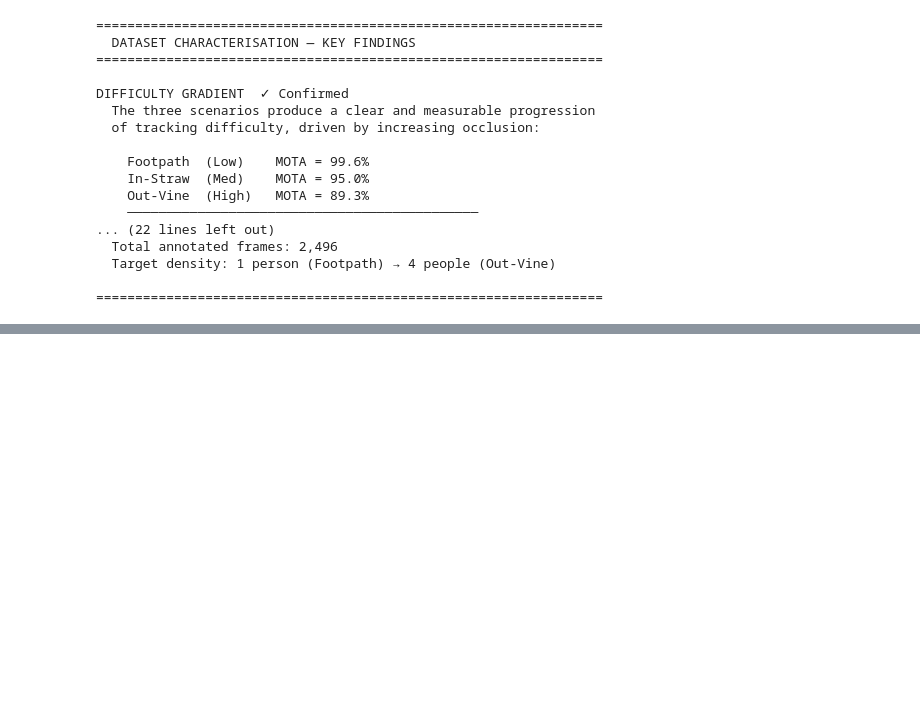
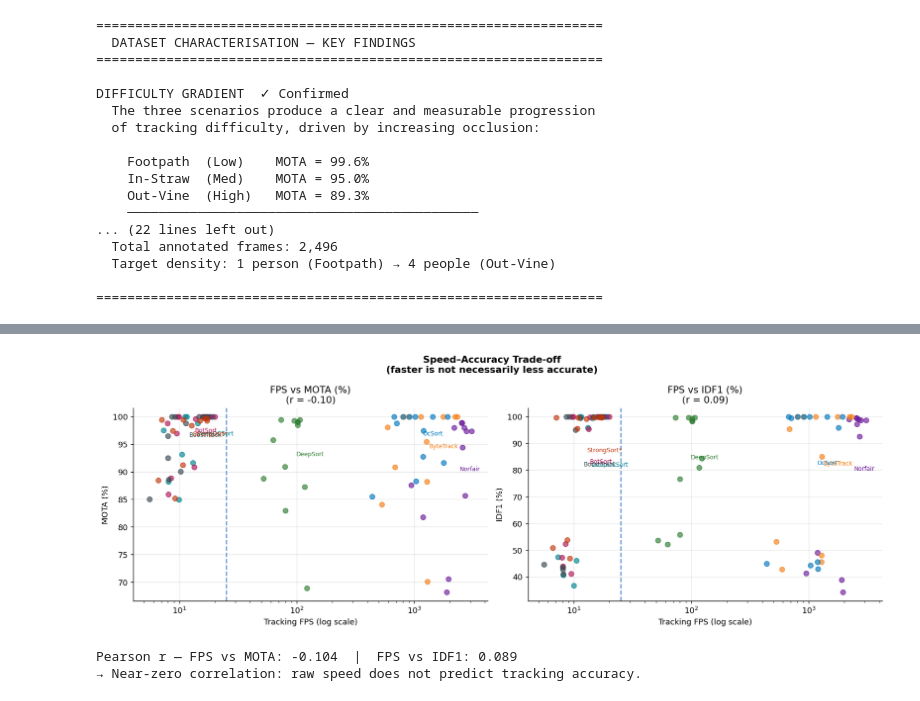
Before and after one commit to LCAS/AGHRI-dataset-benchmark, a Jupyter notebook: 2d-tracking/notebooks/2d_tracking_benchmark.ipynb, the cells around one changed output, grey strips where cells are left out. Drawn from its saved outputs; the diff is of its cells as text; code cells hidden in the pictures; blank space fills up the shorter version.

```diff
--- a/2d-tracking/notebooks/2d_tracking_benchmark.ipynb
+++ b/2d-tracking/notebooks/2d_tracking_benchmark.ipynb
@@ -573,0 +781,53 @@ DIFFICULTY GRADIENT  ✓ Confirmed
+# %%
+# ── 10.3  Speed–Accuracy trade-off (FPS vs MOTA, coloured by tracker) ─────────
+fig, axes = plt.subplots(1, 2, figsize=(14, 5))
+fig.suptitle(
+    'Speed–Accuracy Trade-off\n'
+    '(faster is not necessarily less accurate)',
+    fontsize=12, fontweight='bold'
+)
+
+tracker_plot_order  = [
+    'norfair','boxmot_bytetrack','boxmot_ocsort','deepsort',
+    'boxmot_deepocsort','boxmot_botsort','boxmot_boosttrack','boxmot_strongsort'
+]
+tracker_plot_labels = [
+    'Norfair','ByteTrack','OcSort','DeepSort',
+    'DeepOCSort','BotSort','BoostTrack','StrongSort*'
+]
+tracker_plot_colors = [
+    '#6A1B9A','#F57F17','#0277BD','#2E7D32',
+    '#00838F','#AD1457','#37474F','#BF360C'
+]
+
+for ax, (y_metric, y_label) in zip(
+    axes, [('mota_pct', 'MOTA (%)'), ('idf1_pct', 'IDF1 (%)'),]
+):
+    for t, t_label, t_col in zip(tracker_plot_order, tracker_plot_labels, tracker_plot_colors):
+        sub = df[(df.tracker == t) & (df.tracking_fps > 1)]
+        ax.scatter(sub['tracking_fps'], sub[y_metric],
+                   color=t_col, alpha=0.65, s=40, label=t_label, zorder=3)
+        # Annotate cluster centre
+        cx, cy = sub['tracking_fps'].mean(), sub[y_metric].mean()
+        ax.annotate(t_label, (cx, cy), fontsize=7.5, color=t_col,
+                    textcoords='offset points', xytext=(5, 3))
+    ax.axvline(25, color='#1565C0', linewidth=1.5, linestyle='--',
+               alpha=0.7, label='25 fps threshold')
+    ax.set_xscale('log')
+    ax.set_xlabel('Tracking FPS (log scale)')
+    ax.set_ylabel(y_label)
+    ax.set_title(f'FPS vs {y_label}\n'
+                 f'(r = {df[df.tracking_fps>1][["tracking_fps", y_metric]].corr().iloc[0,1]:.2f})')
+
+plt.tight_layout()
+# plt.savefig('fig8_speed_accuracy.png', bbox_inches='tight')
+plt.show()
+
+r_fps_mota = df[df.tracking_fps > 1][['tracking_fps','mota_pct']].corr().iloc[0,1]
+r_fps_idf1 = df[df.tracking_fps > 1][['tracking_fps','idf1_pct']].corr().iloc[0,1]
+print(f'Pearson r — FPS vs MOTA: {r_fps_mota:.3f}  |  FPS vs IDF1: {r_fps_idf1:.3f}')
+print('→ Near-zero correlation: raw speed does not predict tracking accuracy.')
+# %% [output]
+[figure, added]
+Pearson r — FPS vs MOTA: -0.104  |  FPS vs IDF1: 0.089
+→ Near-zero correlation: raw speed does not predict tracking accuracy.
```
Also changed, not shown: parts of 17 cells of this notebook.
